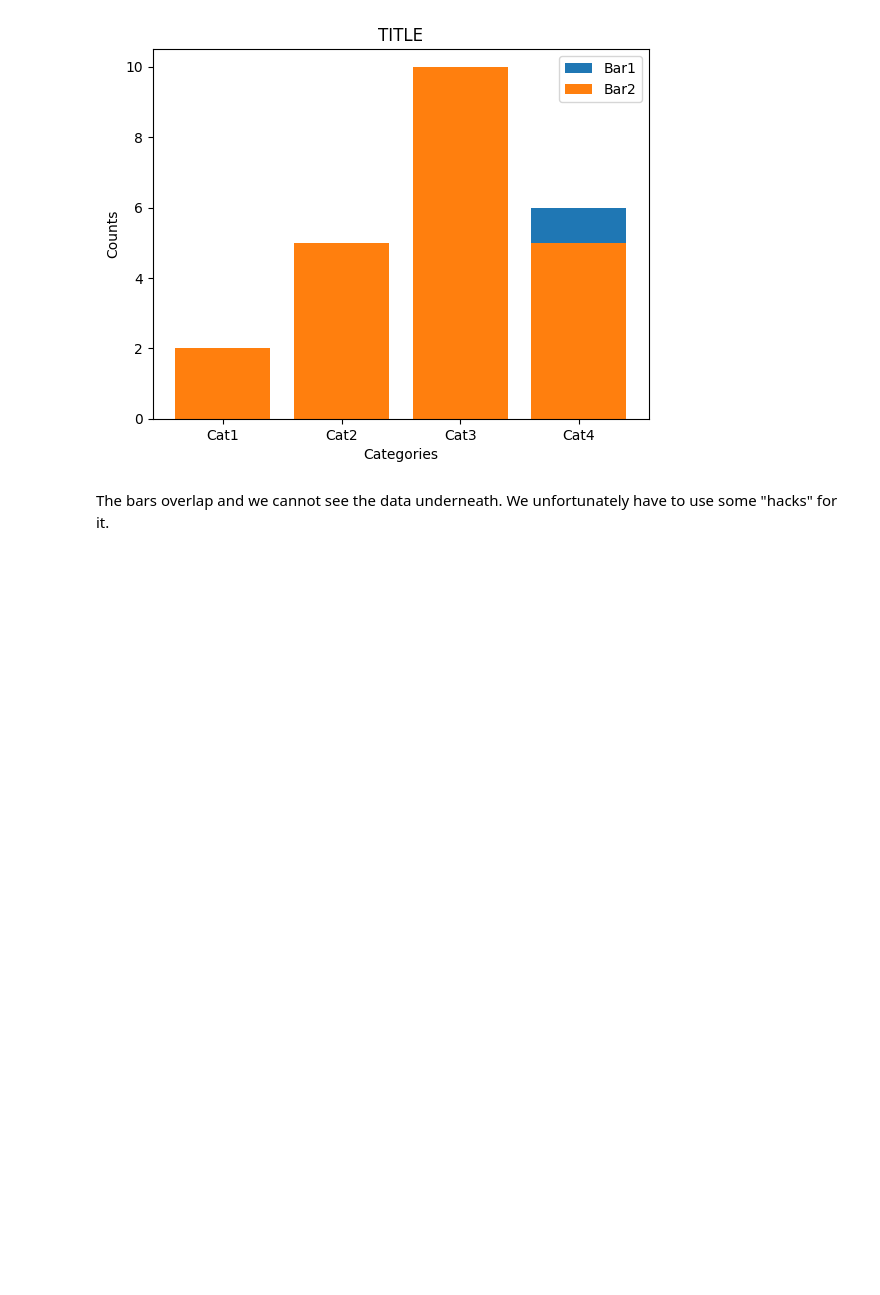
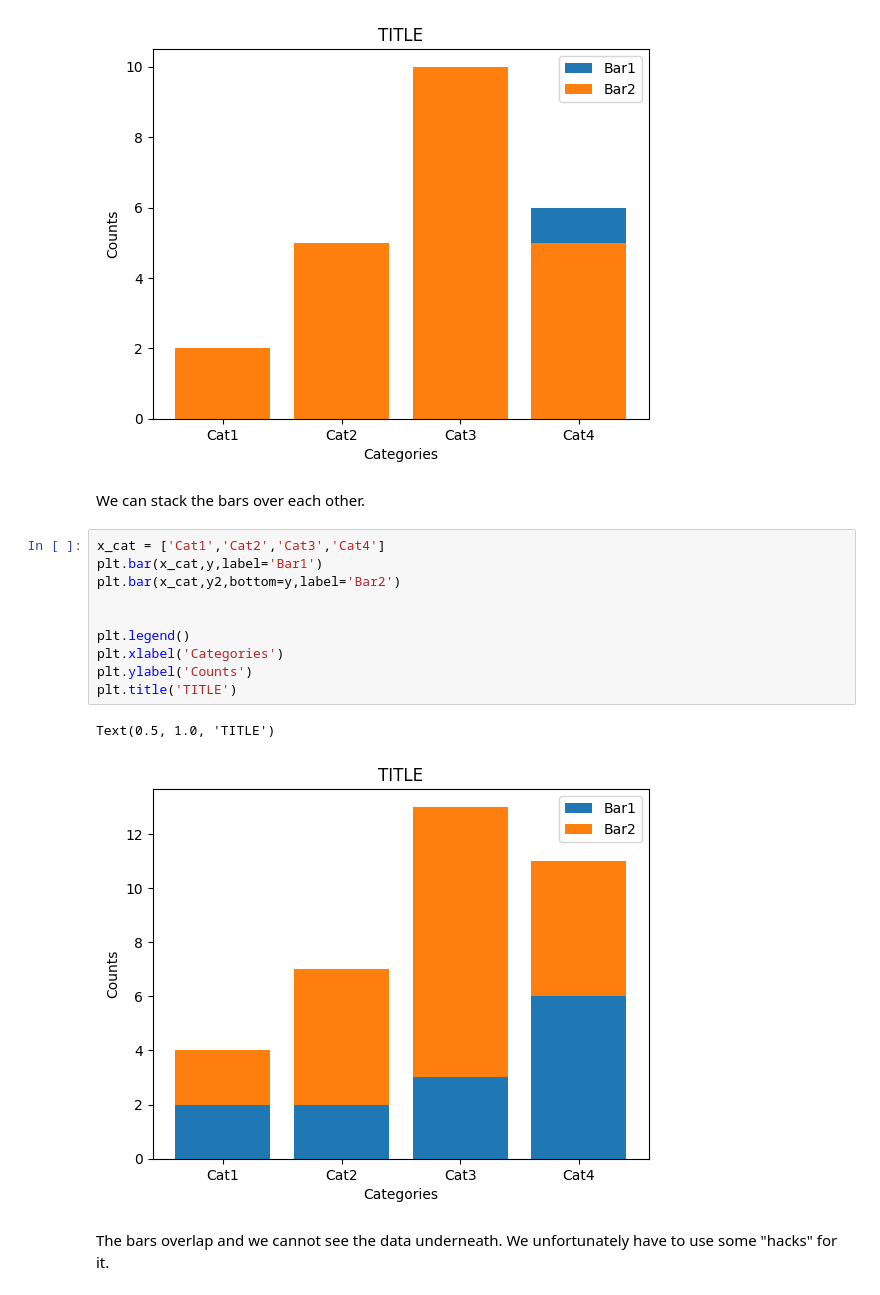
Before and after one commit to Harshavardhan-BV/IntroToPy, a Jupyter notebook: Lectures/09-Matplotlib.ipynb, the cells around one changed output. Saved outputs shown, nothing was run; the diff lists cells and outputs as text; blank space fills up the shorter version.

```diff
--- a/Lectures/09-Matplotlib.ipynb
+++ b/Lectures/09-Matplotlib.ipynb
@@ -352,6 +352,21 @@ plt.title('TITLE')
 # %% [output]
 Text(0.5, 1.0, 'TITLE')
 [figure]
+# %% [markdown]
+We can stack the bars over each other.
+# %%
+x_cat = ['Cat1','Cat2','Cat3','Cat4']
+plt.bar(x_cat,y,label='Bar1')
+plt.bar(x_cat,y2,bottom=y,label='Bar2')
+
+
+plt.legend()
+plt.xlabel('Categories')
+plt.ylabel('Counts')
+plt.title('TITLE')
+# %% [output]
+Text(0.5, 1.0, 'TITLE')
+[figure, added]
 # %% [markdown]
 The bars overlap and we cannot see the data underneath. We unfortunately have to use some "hacks" for it.
 # %%
```
Also changed, not shown: parts of 45 cells of this notebook, 1 other file.
